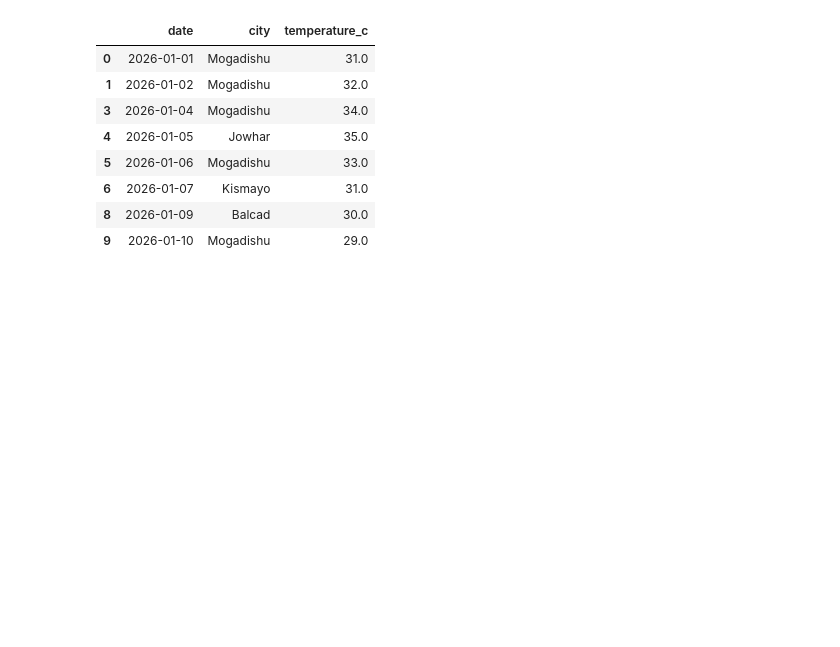
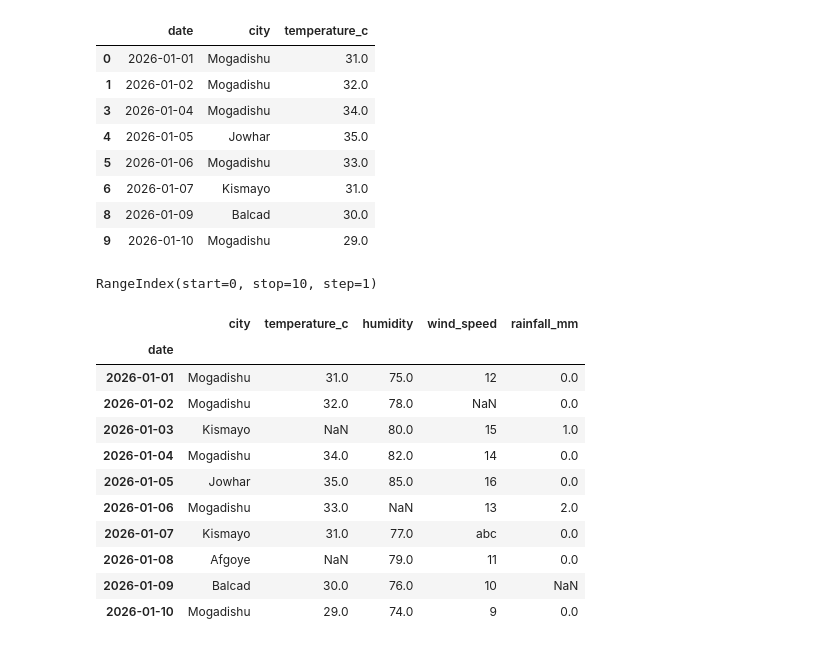
Before and after one commit to marshaale/learn-pandas, a Jupyter notebook: notebook.ipynb, the cells around one changed output. Saved outputs shown, nothing was run; the diff lists cells and outputs as text; code cells hidden in the pictures; blank space fills up the shorter version.

```diff
--- a/notebook.ipynb
+++ b/notebook.ipynb
@@ -139,3 +139,7 @@ df[columns][condition_mask]
 | 6 | 2026-01-07 | Kismayo | 31.0 |
 | 8 | 2026-01-09 | Balcad | 30.0 |
 | 9 | 2026-01-10 | Mogadishu | 29.0 |
+# %%
+df.index
+# %% [output]
+RangeIndex(start=0, stop=10, step=1)
@@ -141,0 +148,15 @@ df[columns][condition_mask]
+# %%
+df
+# %% [output]
+|  | city | temperature_c | humidity | wind_speed | rainfall_mm |
+| date |  |  |  |  |  |
+| 2026-01-01 | Mogadishu | 31.0 | 75.0 | 12 | 0.0 |
+| 2026-01-02 | Mogadishu | 32.0 | 78.0 | NaN | 0.0 |
+| 2026-01-03 | Kismayo | NaN | 80.0 | 15 | 1.0 |
+| 2026-01-04 | Mogadishu | 34.0 | 82.0 | 14 | 0.0 |
+| 2026-01-05 | Jowhar | 35.0 | 85.0 | 16 | 0.0 |
+| 2026-01-06 | Mogadishu | 33.0 | NaN | 13 | 2.0 |
+| 2026-01-07 | Kismayo | 31.0 | 77.0 | abc | 0.0 |
+| 2026-01-08 | Afgoye | NaN | 79.0 | 11 | 0.0 |
+| 2026-01-09 | Balcad | 30.0 | 76.0 | 10 | NaN |
+| 2026-01-10 | Mogadishu | 29.0 | 74.0 | 9 | 0.0 |
```
Also changed, not shown: parts of 6 cells of this notebook.
